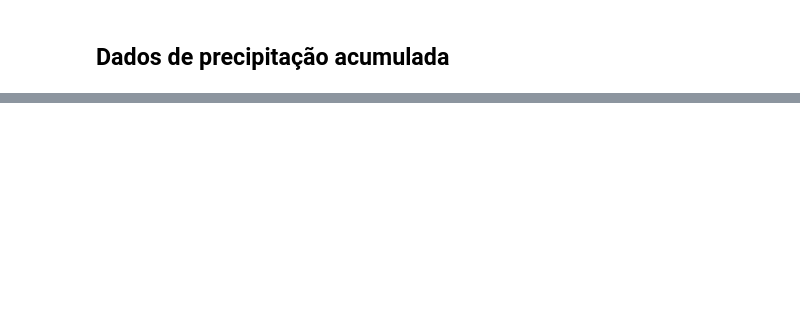
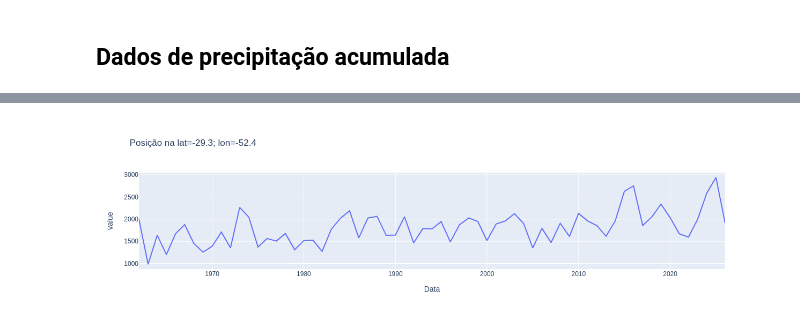
Before and after one commit to AlexandreCandidoXavier/BR-DWGD, a Jupyter notebook: notebooks/exemple4_monthly_gee.ipynb, the cells around one changed output, grey strips where cells are left out. Saved outputs shown, nothing was run; the diff lists cells and outputs as text; code cells hidden in the pictures; blank space fills up the shorter version.

```diff
--- a/notebooks/exemple4_monthly_gee.ipynb
+++ b/notebooks/exemple4_monthly_gee.ipynb
@@ -108,0 +108,9 @@ fig.show()
+# %%
+df_y = df_pr.resample('YE', on='Data').sum()['value']
+# %%
+fig = px.line(df_y, x=df_y.index, y='value',
+              title=f"Posição na lat={lon_lat[1]}; lon={lon_lat[0]}")
+fig.update_traces(hovertemplate="Data: %{x} <br> prec. acumulada: %{y:.1f} mm ")
+fig.show()
+# %% [output]
+[figure, added]
```
Also changed, not shown: parts of 8 cells of this notebook.
